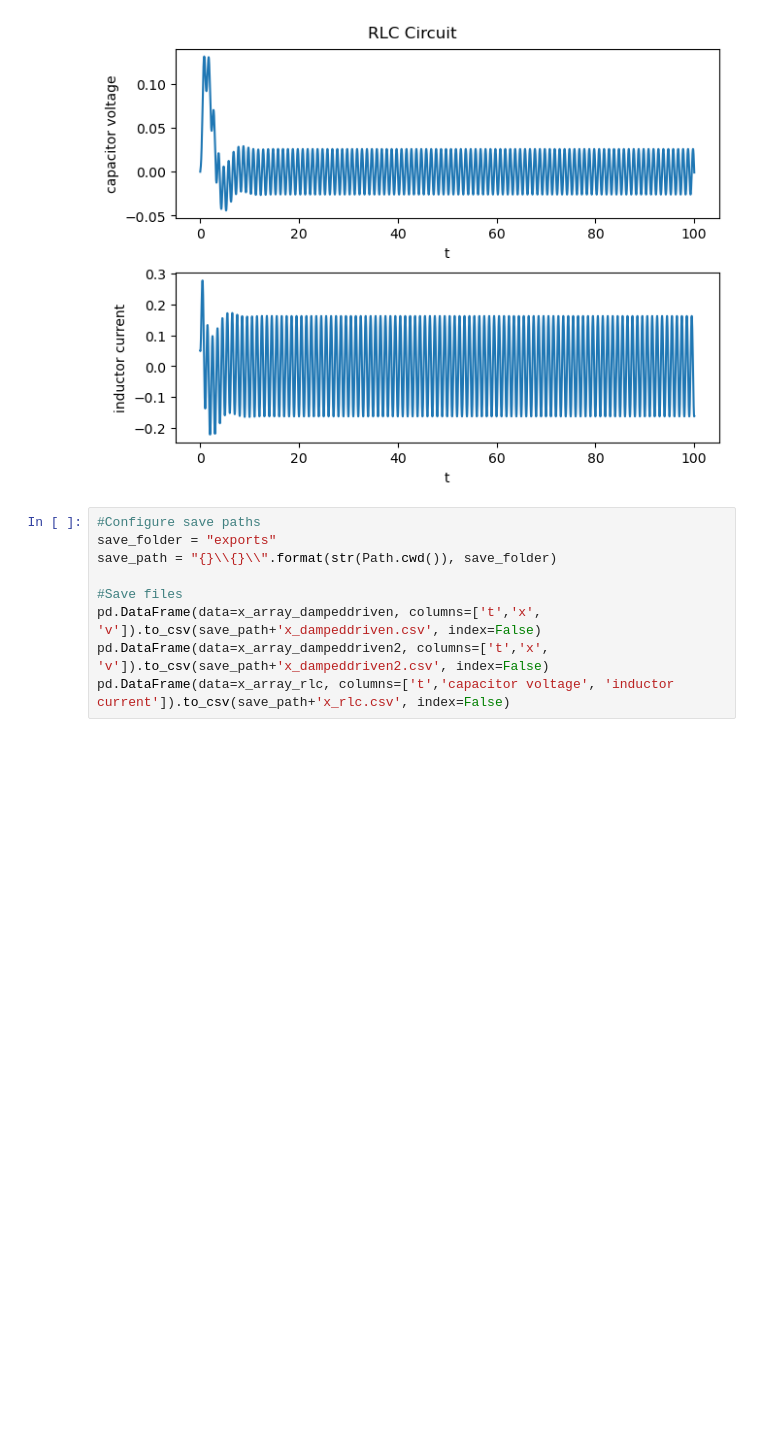
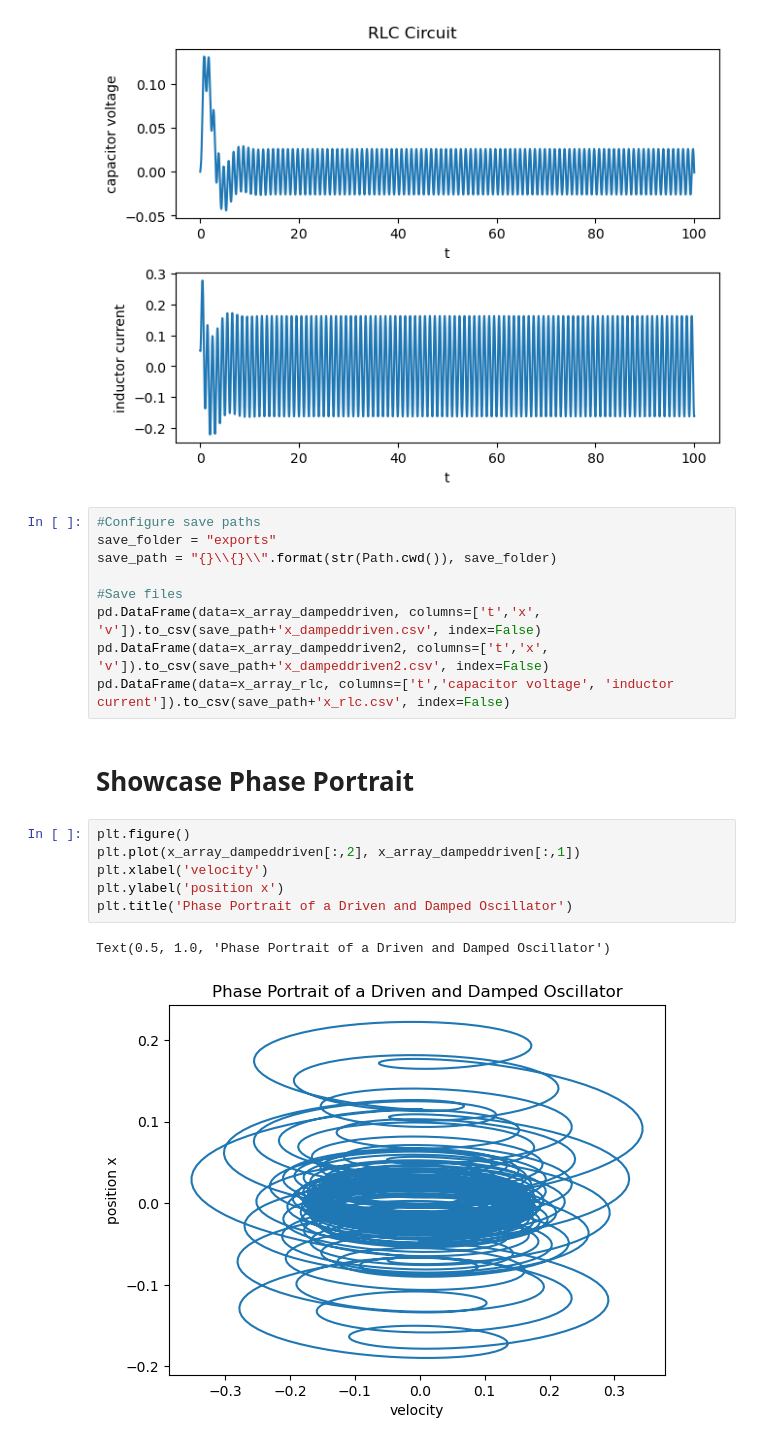
Before and after one commit to gaoadam/dynamicmodel, a Jupyter notebook: generate_signals.ipynb, the cells around one changed output. Drawn from its saved outputs; the diff is of its cells as text; blank space fills up the shorter version.

```diff
--- a/generate_signals.ipynb
+++ b/generate_signals.ipynb
@@ -52,3 +52,14 @@ save_path = "{}\\{}\\".format(str(Path.cwd()), save_folder)
 pd.DataFrame(data=x_array_dampeddriven, columns=['t','x', 'v']).to_csv(save_path+'x_dampeddriven.csv', index=False)
 pd.DataFrame(data=x_array_dampeddriven2, columns=['t','x', 'v']).to_csv(save_path+'x_dampeddriven2.csv', index=False)
 pd.DataFrame(data=x_array_rlc, columns=['t','capacitor voltage', 'inductor current']).to_csv(save_path+'x_rlc.csv', index=False)
+# %% [markdown]
+# Showcase Phase Portrait
+# %%
+plt.figure()
+plt.plot(x_array_dampeddriven[:,2], x_array_dampeddriven[:,1])
+plt.xlabel('velocity')
+plt.ylabel('position x')
+plt.title('Phase Portrait of a Driven and Damped Oscillator')
+# %% [output]
+Text(0.5, 1.0, 'Phase Portrait of a Driven and Damped Oscillator')
+[figure, added]
```
Also changed, not shown: parts of 1 cell of this notebook, 1 other file.
